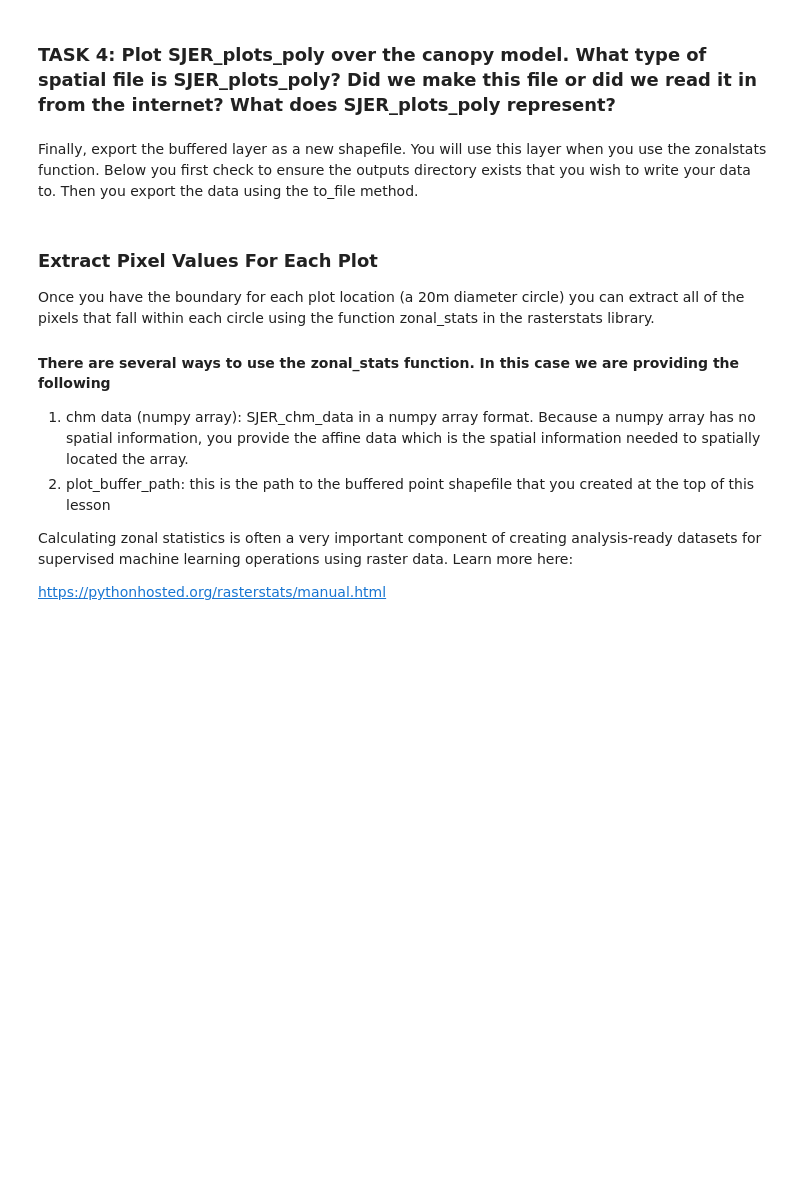
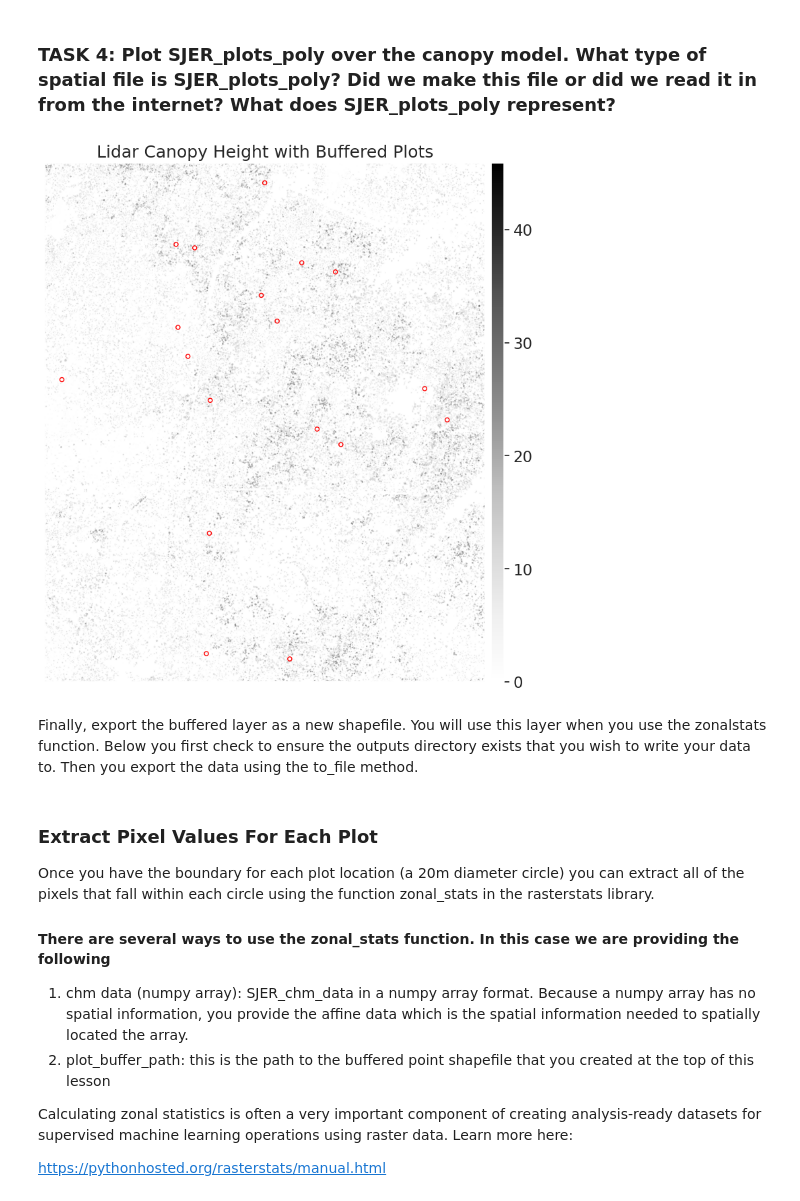
Before and after one commit to marjost/WaterDig, a Jupyter notebook: CodeSprints/regression101.ipynb, the cells around one changed output. Cells and saved outputs as stored; diff of their text form; code cells hidden in the pictures; blank space fills up the shorter version.

```diff
--- a/CodeSprints/regression101.ipynb
+++ b/CodeSprints/regression101.ipynb
@@ -192,3 +246,28 @@ SJER_plots_poly.head()
+# %%
+#Task 4: Plot SJER_plots_poly over the canopy model
+fig, ax = plt.subplots(figsize=(10, 10))
+ep.plot_bands(
+    sjer_chm_data,
+    ax=ax,
+    cmap="Greys",
+    cbar=True,
+    extent=[
+        float(sjer_chm_data.x.min()),
+        float(sjer_chm_data.x.max()),
+        float(sjer_chm_data.y.min()),
+        float(sjer_chm_data.y.max())
+    ]
+)
+SJER_plots_poly.plot(
+    ax=ax,
+    facecolor="none",
+    edgecolor="red",
+    linewidth=1
+)
+ax.set_title("Lidar Canopy Height with Buffered Plots")
+plt.show()
+# %% [output]
+[figure, added]
 # %% [markdown]
 Finally, export the buffered layer as a new shapefile. You will use this layer when you use the zonalstats function. Below you first check to ensure the outputs directory exists that you wish to write your data to. Then you export the data using the to_file method.
 # %%
```
Also changed, not shown: parts of 27 cells of this notebook.
